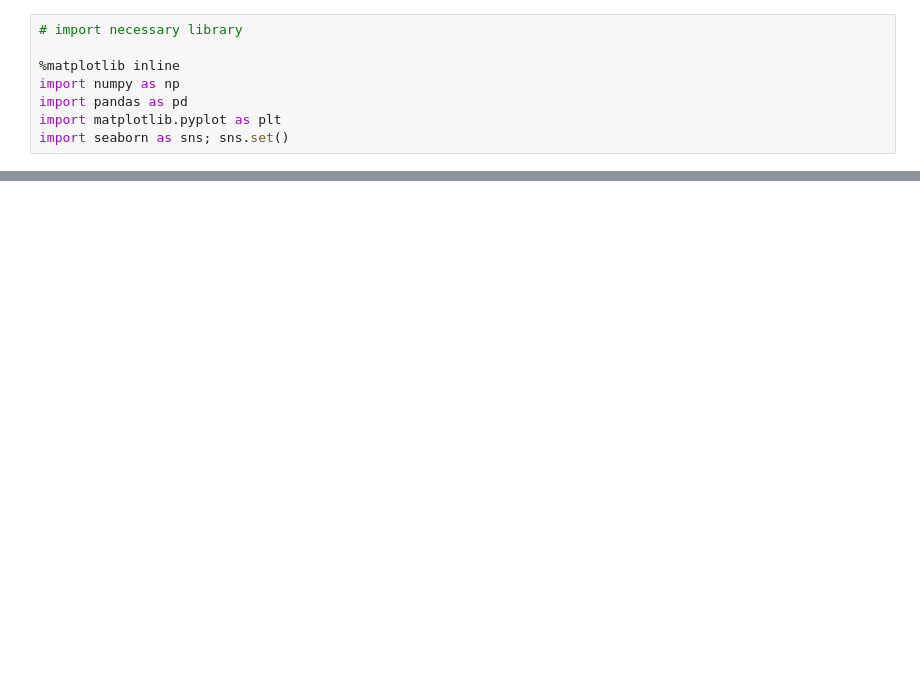
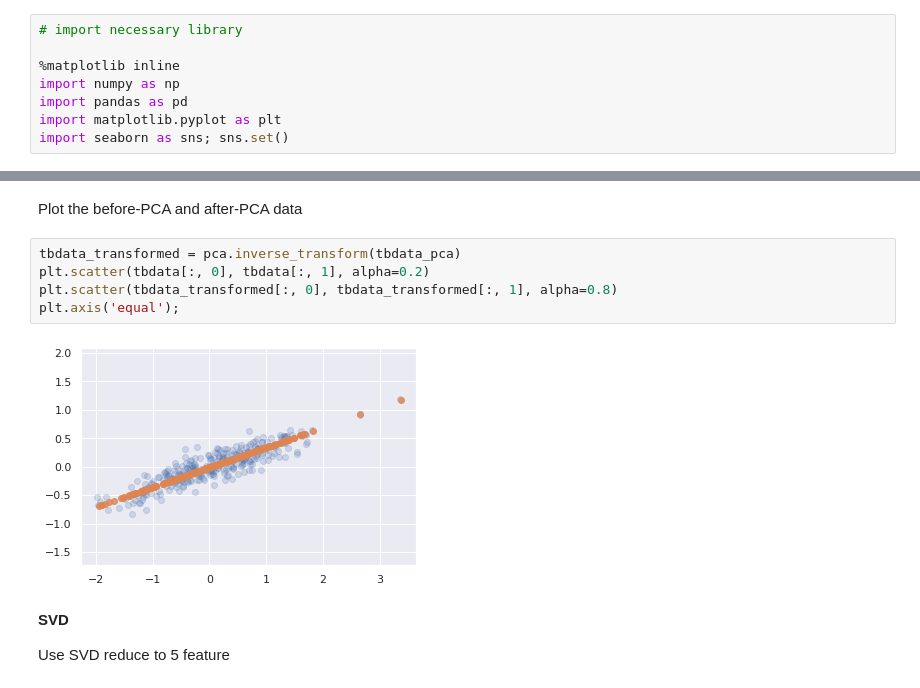
Before and after one commit to AbrahamKong/CMPE256-Dimensionality_Reduction_Assignment, a Jupyter notebook: CMPE_256_Dimensionality_Reduction_Assignment.ipynb, the cells around one changed output, grey strips where cells are left out. Drawn from its saved outputs; the diff is of its cells as text; blank space fills up the shorter version.

```diff
--- a/CMPE_256_Dimensionality_Reduction_Assignment.ipynb
+++ b/CMPE_256_Dimensionality_Reduction_Assignment.ipynb
@@ -43,0 +35,13 @@ PCA(copy=True, iterated_power='auto', n_components=2, random_state=None,
+# %% [markdown]
+Plot the before-PCA and after-PCA data
+# %%
+tbdata_transformed = pca.inverse_transform(tbdata_pca)
+plt.scatter(tbdata[:, 0], tbdata[:, 1], alpha=0.2)
+plt.scatter(tbdata_transformed[:, 0], tbdata_transformed[:, 1], alpha=0.8)
+plt.axis('equal');
+# %% [output]
+[figure, added]
+# %% [markdown]
+**SVD**
+
+Use SVD reduce to 5 feature
```
Also changed, not shown: parts of 8 cells of this notebook.
